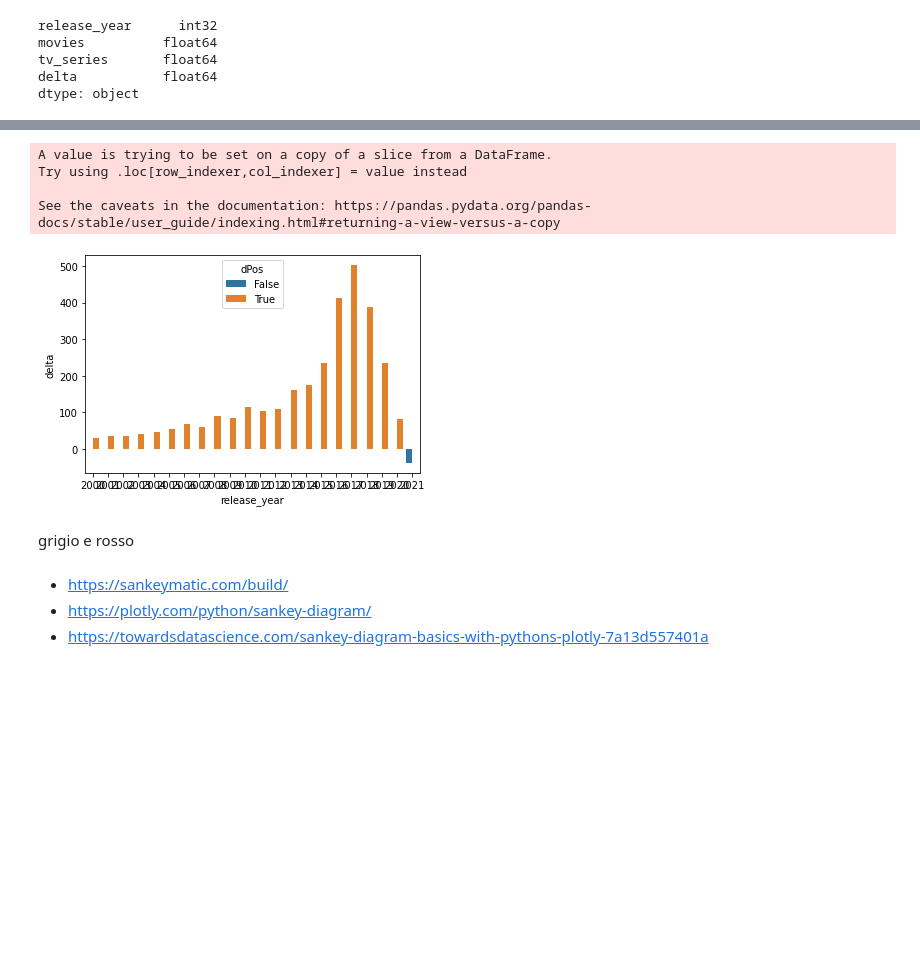
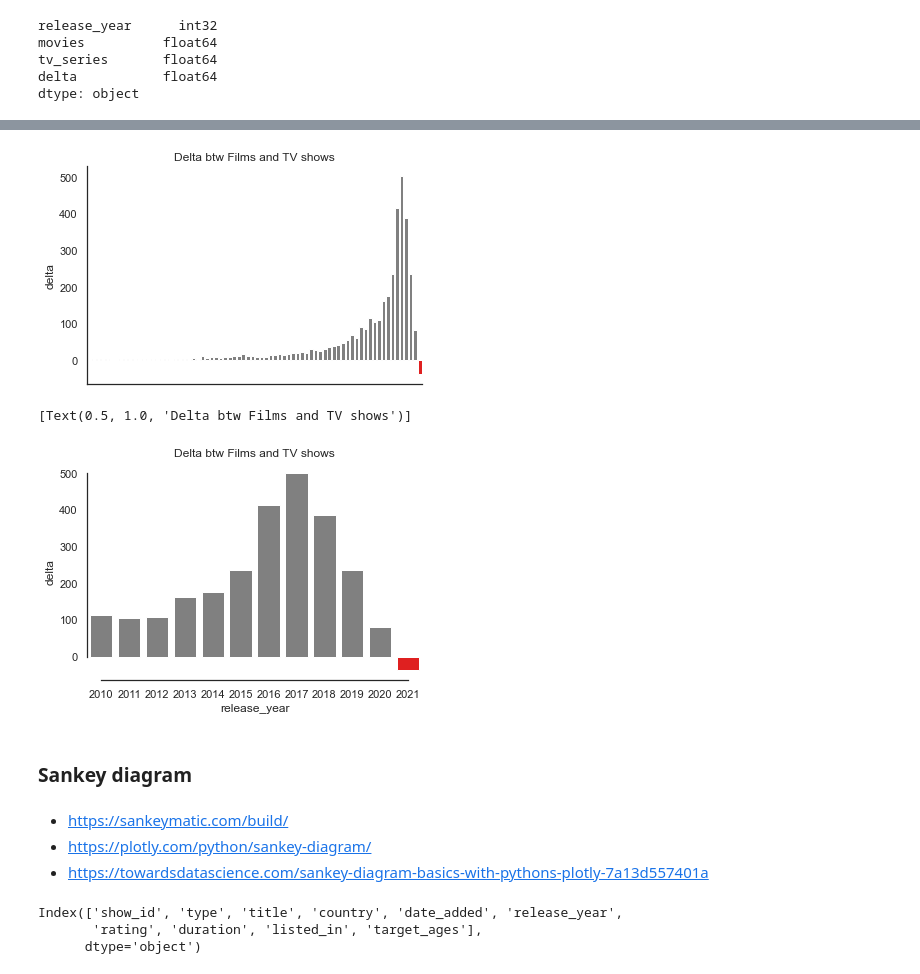
Before and after one commit to Blowdire/DataVisualizationProject, a Jupyter notebook: Progetto/progetto-netflix.ipynb, the cells around one changed output, grey strips where cells are left out. Cells and saved outputs as stored; diff of their text form; code cells hidden in the pictures; blank space fills up the shorter version.

```diff
--- a/Progetto/progetto-netflix.ipynb
+++ b/Progetto/progetto-netflix.ipynb
@@ -538,5 +565,5 @@ dataframe.loc[dataframe['release_year'].between(2000,2010), 'decade'] = 2010
 dataframe.loc[dataframe['release_year'].between(2010,2020), 'decade'] = 2020
 dataframe.loc[dataframe['release_year'].between(2020,2030), 'decade'] = 2030
 # %%
-netflix['decade'] = pd.Categorical(netflix['decade'])
+dataframe['decade'] = pd.Categorical(dataframe['decade'])
 # %%
@@ -544,3 +571,4 @@ dataframe_00 = dataframe.loc[dataframe['release_year'] >= 2000]
 # %%
 import seaborn as sns
-# sns.set_theme(style="whitegrid")
+sns.set_theme(style="whitegrid")
+sns.set_style(style='white')
@@ -555,15 +575,33 @@ ax = sns.barplot(x='release_year', y='delta', data=dataframe_00)
-# %%
-dataframe_00['dPos'] = dataframe_00['delta'] >= 0
-ax = sns.barplot(x='release_year', y='delta', hue='dPos', data=dataframe_00)
-# %% [output]
-A value is trying to be set on a copy of a slice from a DataFrame.
-Try using .loc[row_indexer,col_indexer] = value instead
-
-See the caveats in the documentation: https://pandas.pydata.org/pandas-docs/stable/user_guide/indexing.html#returning-a-view-versus-a-copy
-[figure, removed]
-# %% [markdown]
-grigio e rosso
+# %%
+clrs = ['grey' if (x > min(dataframe['delta'])) else 'red' for x in dataframe['delta']]
+ax = sns.barplot(x='release_year', y='delta', palette=clrs, data=dataframe)
+sns.despine()
+
+ax.set(xticklabels=[])
+ax.set(title='Delta btw Films and TV shows')
+ax.set(xlabel=None)
+ax.tick_params(bottom=False)  # remove the ticks
+# %% [output]
+[figure, added]
+# %%
+# dataframe_10['dPos'] = dataframe_10['delta'] >= 0
+clrs = ['grey' if (x > min(dataframe_10['delta'])) else 'red' for x in dataframe_10['delta']]
+ax = sns.barplot(x='release_year', y='delta', palette=clrs, data=dataframe_10)
+sns.despine(trim=True)
+
+ax.set(title='Delta btw Films and TV shows')
+# %% [output]
+[Text(0.5, 1.0, 'Delta btw Films and TV shows')]
+[figure, added]
+# %% [markdown]
+### Sankey diagram
 # %% [markdown]
 - https://sankeymatic.com/build/
 - https://plotly.com/python/sankey-diagram/
 - https://towardsdatascience.com/sankey-diagram-basics-with-pythons-plotly-7a13d557401a
+# %%
+netflix_s.columns
+# %% [output]
+Index(['show_id', 'type', 'title', 'country', 'date_added', 'release_year',
+       'rating', 'duration', 'listed_in', 'target_ages'],
+      dtype='object')
```
Also changed, not shown: parts of 15 cells of this notebook, 1 other file.
